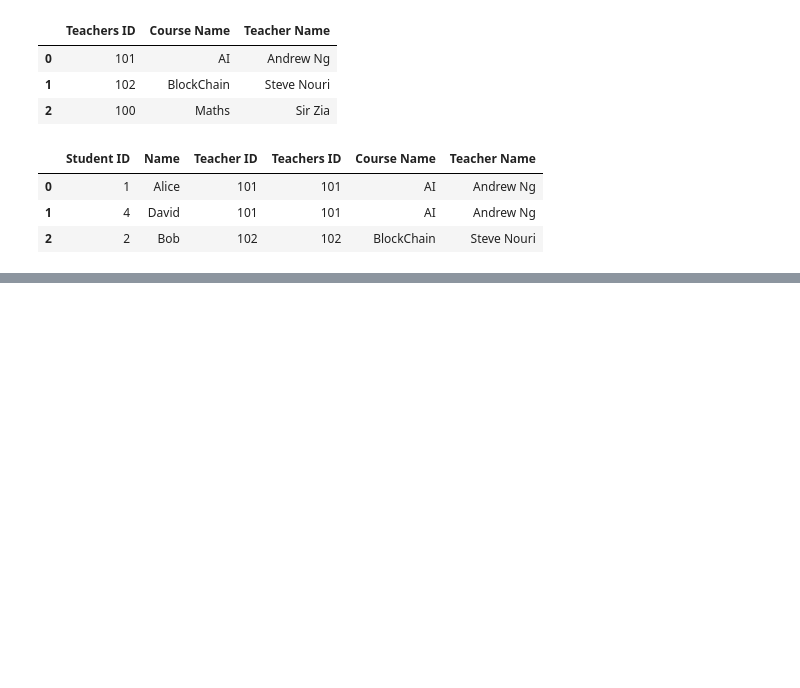
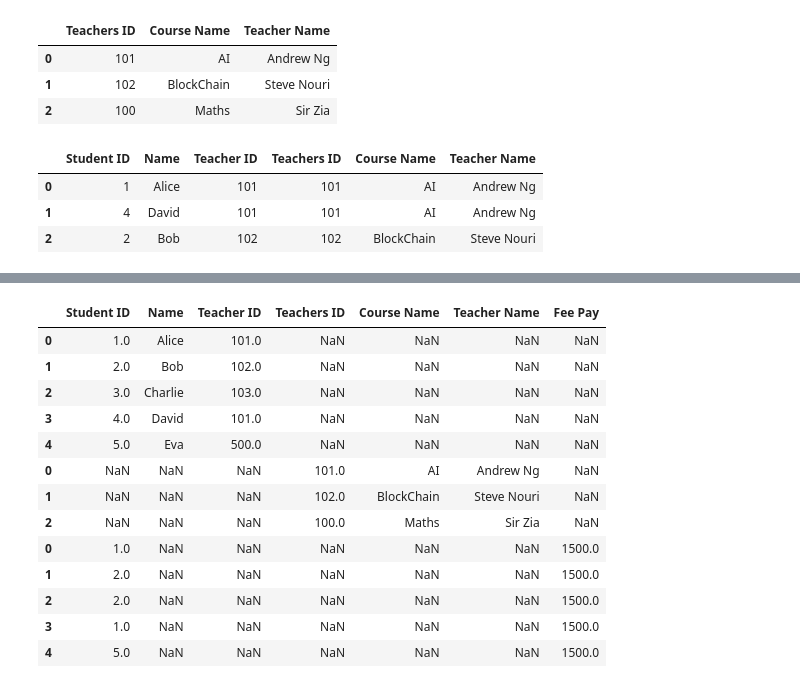
Before and after one commit to AhmedShaykh/NumPy-And-Pandas, a Jupyter notebook: pandas3.ipynb, the cells around one changed output, grey strips where cells are left out. Saved outputs shown, nothing was run; the diff lists cells and outputs as text; code cells hidden in the pictures; blank space fills up the shorter version.

Commit message:
Add Pandas

```diff
--- a/pandas3.ipynb
+++ b/pandas3.ipynb
@@ -1386,3 +1386,29 @@ df1
 | 0 | 1 | Alice | 101 | 101 | AI | Andrew Ng |
 | 1 | 4 | David | 101 | 101 | AI | Andrew Ng |
 | 2 | 2 | Bob | 102 | 102 | BlockChain | Steve Nouri |
+# %%
+from typing import Dict, Union, List;
+import pandas as pd;
+
+studentsData : Dict[str, List[Union[str, int]]] = {
+    "Student ID": [1, 2, 3, 4, 5],
+    "Name": ["Alice", "Bob", "Charlie", "David", "Eva"],
+    "Teacher ID": [101, 102, 103, 101, 500]
+};
+
+students : pd.DataFrame = pd.DataFrame(studentsData);
+
+teachersData : Dict[str, List[Union[str, int]]] = {
+    "Teachers ID": [101, 102, 100],
+    "Course Name":["AI", "BlockChain","Maths"],
+    "Teacher Name": ["Andrew Ng", "Steve Nouri", "Sir Zia"]
+};
+
+teachers = pd.DataFrame(teachersData);
+
+studentFeesData : Dict[str, List[Union[str, int]]] = {
+    "Student ID": [1, 2, 2, 1, 5],
+    "Fee Pay": [1500, 1500, 1500, 1500, 1500]
+};
+
+studentFees = pd.DataFrame(studentFeesData);
@@ -1388,0 +1456,17 @@ df1
+# %%
+display(pd.concat([students, teachers, studentFees])); # Default Value In Zero Axis (Top To Bottom)
+# %% [output]
+|  | Student ID | Name | Teacher ID | Teachers ID | Course Name | Teacher Name | Fee Pay |
+| 0 | 1.0 | Alice | 101.0 | NaN | NaN | NaN | NaN |
+| 1 | 2.0 | Bob | 102.0 | NaN | NaN | NaN | NaN |
+| 2 | 3.0 | Charlie | 103.0 | NaN | NaN | NaN | NaN |
+| 3 | 4.0 | David | 101.0 | NaN | NaN | NaN | NaN |
+| 4 | 5.0 | Eva | 500.0 | NaN | NaN | NaN | NaN |
+| 0 | NaN | NaN | NaN | 101.0 | AI | Andrew Ng | NaN |
+| 1 | NaN | NaN | NaN | 102.0 | BlockChain | Steve Nouri | NaN |
+| 2 | NaN | NaN | NaN | 100.0 | Maths | Sir Zia | NaN |
+| 0 | 1.0 | NaN | NaN | NaN | NaN | NaN | 1500.0 |
+| 1 | 2.0 | NaN | NaN | NaN | NaN | NaN | 1500.0 |
+| 2 | 2.0 | NaN | NaN | NaN | NaN | NaN | 1500.0 |
+| 3 | 1.0 | NaN | NaN | NaN | NaN | NaN | 1500.0 |
+| 4 | 5.0 | NaN | NaN | NaN | NaN | NaN | 1500.0 |
```
Also changed, not shown: parts of 5 cells of this notebook.
